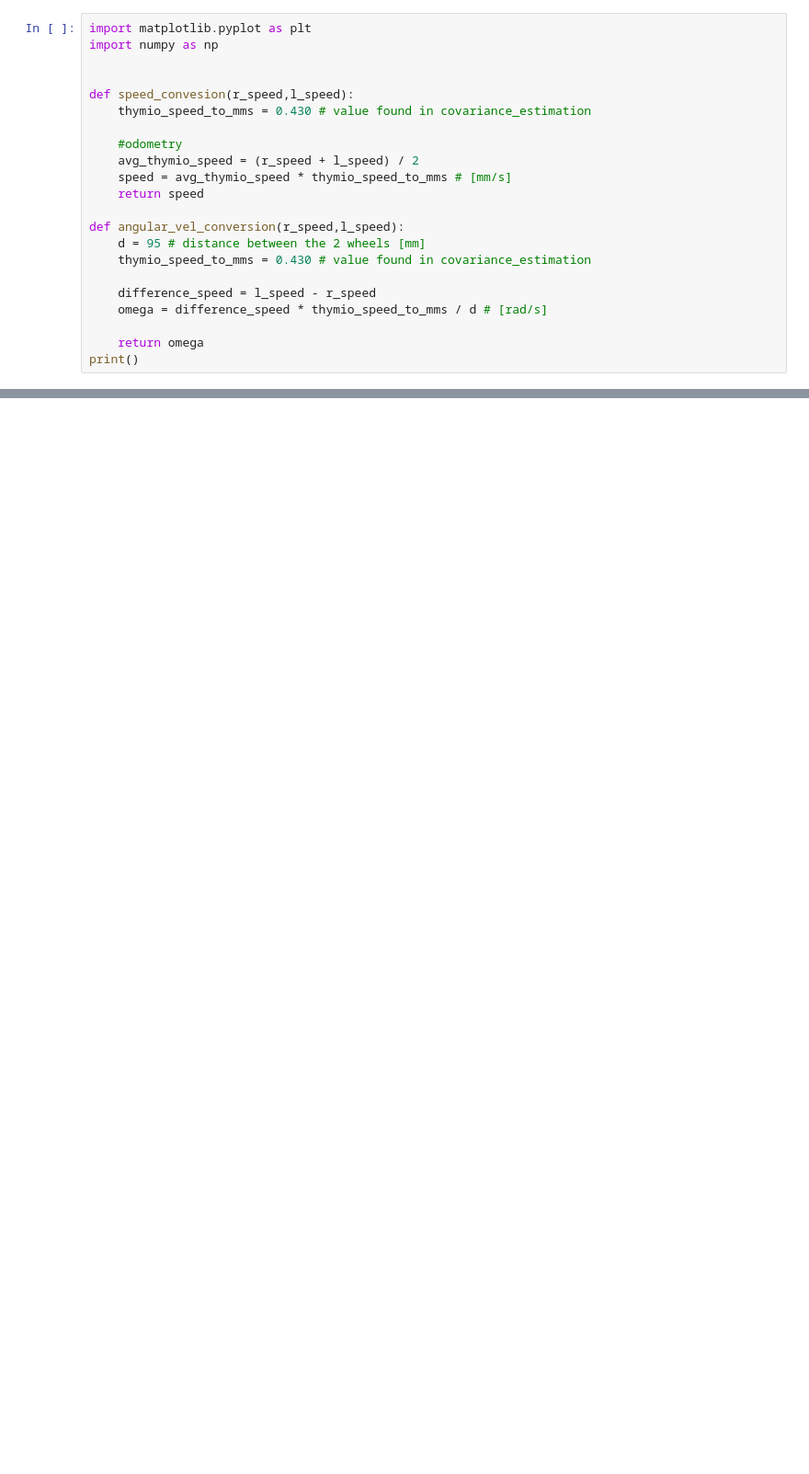
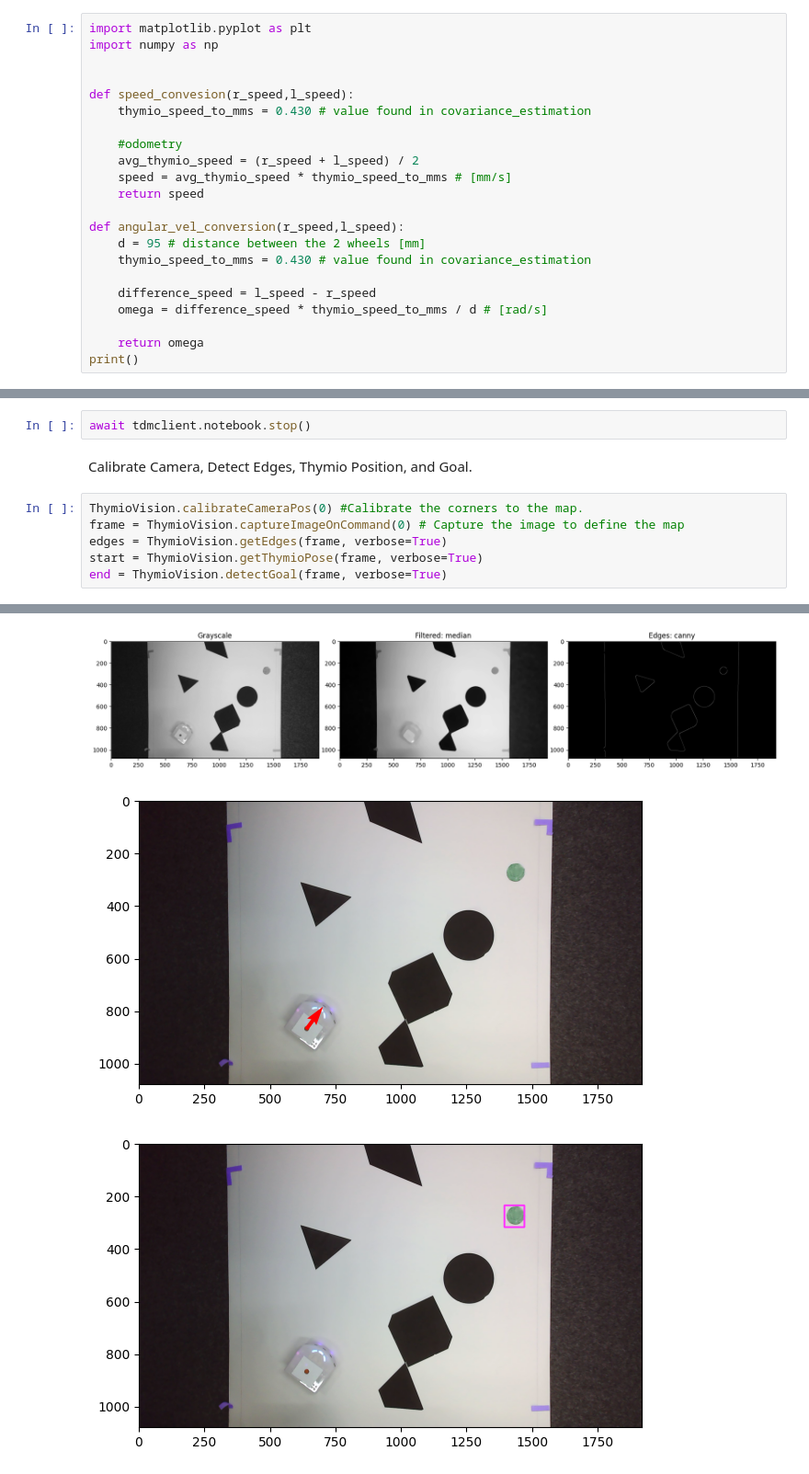
Before and after one commit to ashtondoane/MobileRoboticsProject, a Jupyter notebook: main.ipynb, the cells around one changed output, grey strips where cells are left out. Shown at 92% size. Cells and saved outputs as stored; diff of their text form; blank space fills up the shorter version.

```diff
--- a/main.ipynb
+++ b/main.ipynb
@@ -70,0 +119,11 @@ P_prev=P_est
+# %%
+await tdmclient.notebook.stop()
+# %% [markdown]
+Calibrate Camera, Detect Edges, Thymio Position, and Goal.
+# %%
+ThymioVision.calibrateCameraPos(0) #Calibrate the corners to the map.
+frame = ThymioVision.captureImageOnCommand(0) # Capture the image to define the map
+edges = ThymioVision.getEdges(frame, verbose=True)
+start = ThymioVision.getThymioPose(frame, verbose=True)
+end = ThymioVision.detectGoal(frame, verbose=True)
+# %% [output]
@@ -70,0 +133,3 @@ P_prev=P_est
+[figure, added]
+[figure, added]
+[figure, added]
```
Also changed, not shown: parts of 18 cells of this notebook.
